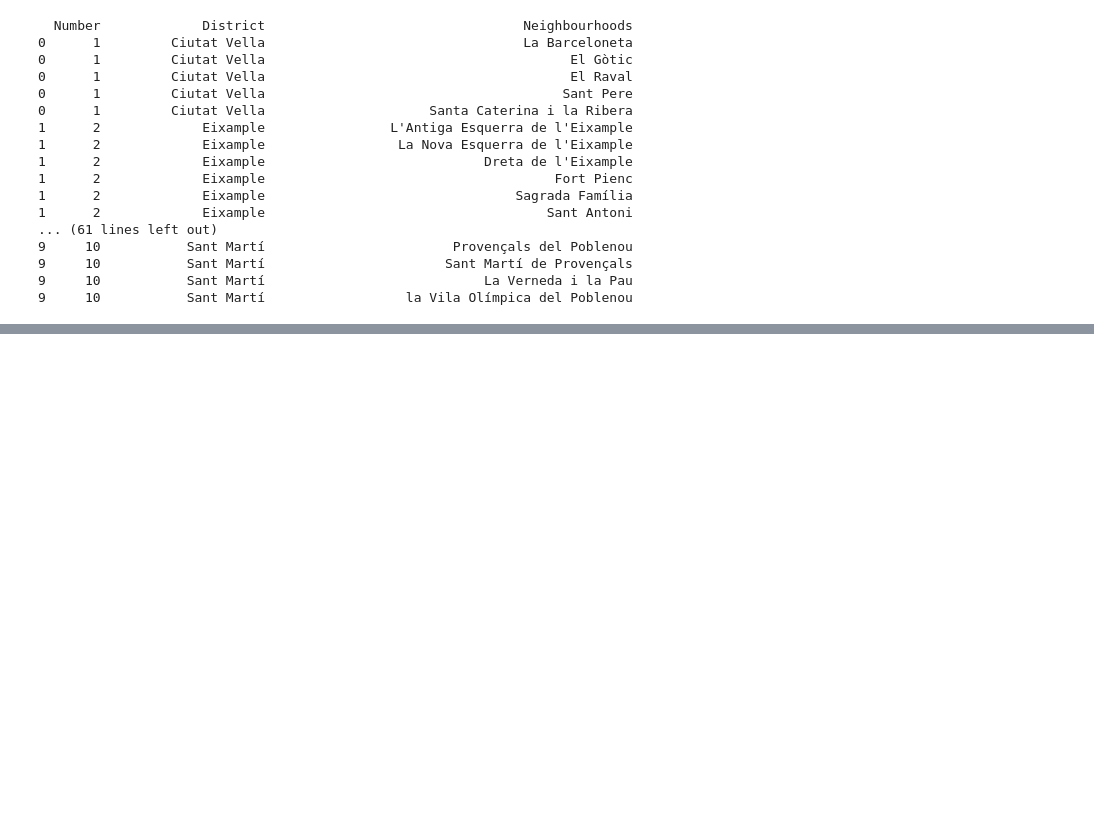
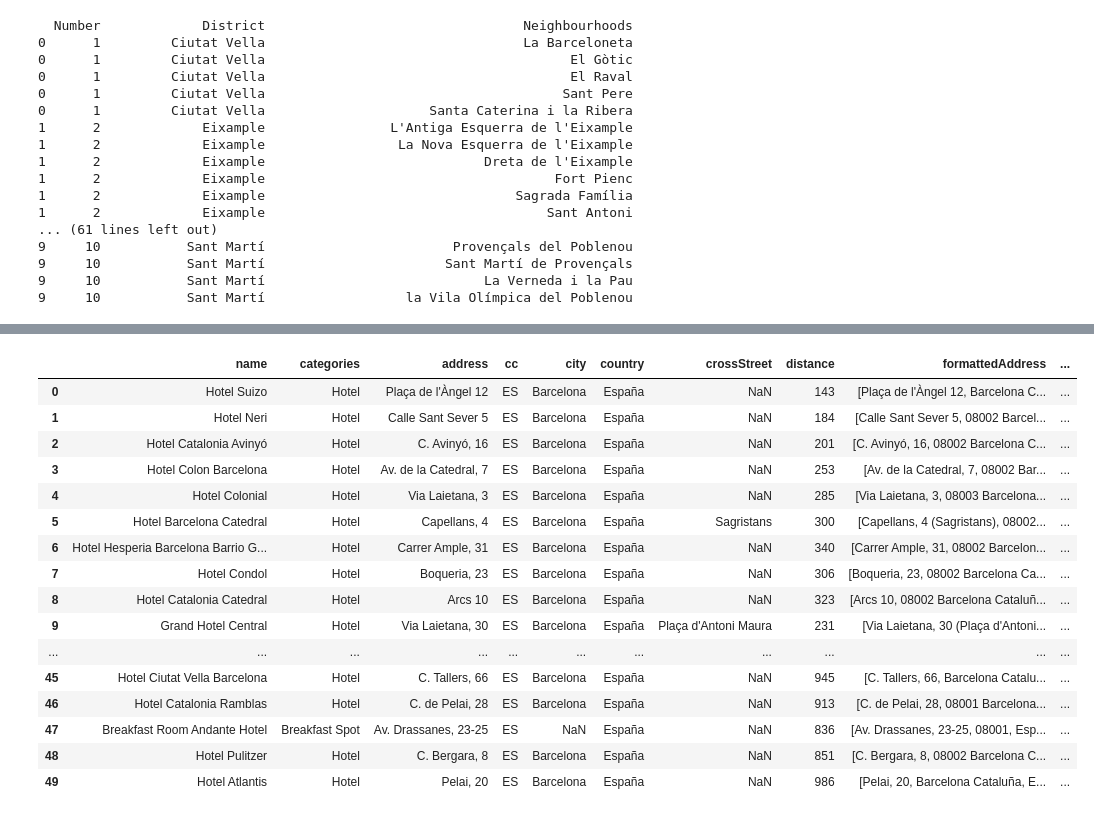
Before and after one commit to ashwin482/Coursera_Capstone, a Jupyter notebook: Capstone_The-Battle-of-the-Neighborhoods.ipynb, the cells around one changed output, grey strips where cells are left out. Saved outputs shown, nothing was run; the diff lists cells and outputs as text; code cells hidden in the pictures; blank space fills up the shorter version.

```diff
--- a/Capstone_The-Battle-of-the-Neighborhoods.ipynb
+++ b/Capstone_The-Battle-of-the-Neighborhoods.ipynb
@@ -234,0 +311,5 @@ map_barcelona
+# %%
+search_query = 'Hotel'
+radius = 1000
+LIMIT = 50
+print(search_query + ' .... OK!')
@@ -234,0 +318,3 @@ map_barcelona
+# %%
+url = 'https://api.foursquare.com/v2/venues/search?client_id={}&client_secret={}&ll={},{}&v={}&query={}&radius={}&limit={}'.format(CLIENT_ID, CLIENT_SECRET, latitude, longitude, VERSION, search_query, radius, LIMIT)
+url
@@ -234,0 +323,9 @@ map_barcelona
+# %%
+results=requests.get(url).json()
+# %%
+# assign relevant part of JSON to venues
+venues = results['response']['venues']
+
+# tranform venues into a dataframe
+dataframe = json_normalize(venues)
+dataframe.head()
@@ -234,0 +339,42 @@ map_barcelona
+# %%
+# keep only columns that include venue name, and anything that is associated with location
+filtered_columns = ['name', 'categories'] + [col for col in dataframe.columns if col.startswith('location.')] + ['id']
+dataframe_filtered = dataframe.loc[:, filtered_columns]
+
+# function that extracts the category of the venue
+def get_category_type(row):
+    try:
+        categories_list = row['categories']
+    except:
+        categories_list = row['venue.categories']
+
+    if len(categories_list) == 0:
+        return None
+    else:
+        return categories_list[0]['name']
+
+# filter the category for each row
+dataframe_filtered['categories'] = dataframe_filtered.apply(get_category_type, axis=1)
+
+# clean column names by keeping only last term
+dataframe_filtered.columns = [column.split('.')[-1] for column in dataframe_filtered.columns]
+
+dataframe_filtered
+# %% [output]
+|  | name | categories | address | cc | city | country | crossStreet | distance | formattedAddress | ... |
+| 0 | Hotel Suizo | Hotel | Plaça de l'Àngel 12 | ES | Barcelona | España | NaN | 143 | [Plaça de l'Àngel 12, Barcelona C... | ... |
+| 1 | Hotel Neri | Hotel | Calle Sant Sever 5 | ES | Barcelona | España | NaN | 184 | [Calle Sant Sever 5, 08002 Barcel... | ... |
+| 2 | Hotel Catalonia Avinyó | Hotel | C. Avinyó, 16 | ES | Barcelona | España | NaN | 201 | [C. Avinyó, 16, 08002 Barcelona C... | ... |
+| 3 | Hotel Colon Barcelona | Hotel | Av. de la Catedral, 7 | ES | Barcelona | España | NaN | 253 | [Av. de la Catedral, 7, 08002 Bar... | ... |
+| 4 | Hotel Colonial | Hotel | Via Laietana, 3 | ES | Barcelona | España | NaN | 285 | [Via Laietana, 3, 08003 Barcelona... | ... |
+| 5 | Hotel Barcelona Catedral | Hotel | Capellans, 4 | ES | Barcelona | España | Sagristans | 300 | [Capellans, 4 (Sagristans), 08002... | ... |
+| 6 | Hotel Hesperia Barcelona Barrio G... | Hotel | Carrer Ample, 31 | ES | Barcelona | España | NaN | 340 | [Carrer Ample, 31, 08002 Barcelon... | ... |
+| 7 | Hotel Condol | Hotel | Boqueria, 23 | ES | Barcelona | España | NaN | 306 | [Boqueria, 23, 08002 Barcelona Ca... | ... |
+| 8 | Hotel Catalonia Catedral | Hotel | Arcs 10 | ES | Barcelona | España | NaN | 323 | [Arcs 10, 08002 Barcelona Cataluñ... | ... |
+| 9 | Grand Hotel Central | Hotel | Via Laietana, 30 | ES | Barcelona | España | Plaça d'Antoni Maura | 231 | [Via Laietana, 30 (Plaça d'Antoni... | ... |
+| ... | ... | ... | ... | ... | ... | ... | ... | ... | ... | ... |
+| 45 | Hotel Ciutat Vella Barcelona | Hotel | C. Tallers, 66 | ES | Barcelona | España | NaN | 945 | [C. Tallers, 66, Barcelona Catalu... | ... |
+| 46 | Hotel Catalonia Ramblas | Hotel | C. de Pelai, 28 | ES | Barcelona | España | NaN | 913 | [C. de Pelai, 28, 08001 Barcelona... | ... |
+| 47 | Breakfast Room Andante Hotel | Breakfast Spot | Av. Drassanes, 23-25 | ES | NaN | España | NaN | 836 | [Av. Drassanes, 23-25, 08001, Esp... | ... |
+| 48 | Hotel Pulitzer | Hotel | C. Bergara, 8 | ES | Barcelona | España | NaN | 851 | [C. Bergara, 8, 08002 Barcelona C... | ... |
+| 49 | Hotel Atlantis | Hotel | Pelai, 20 | ES | Barcelona | España | NaN | 986 | [Pelai, 20, Barcelona Cataluña, E... | ... |
```
Also changed, not shown: parts of 56 cells of this notebook.
